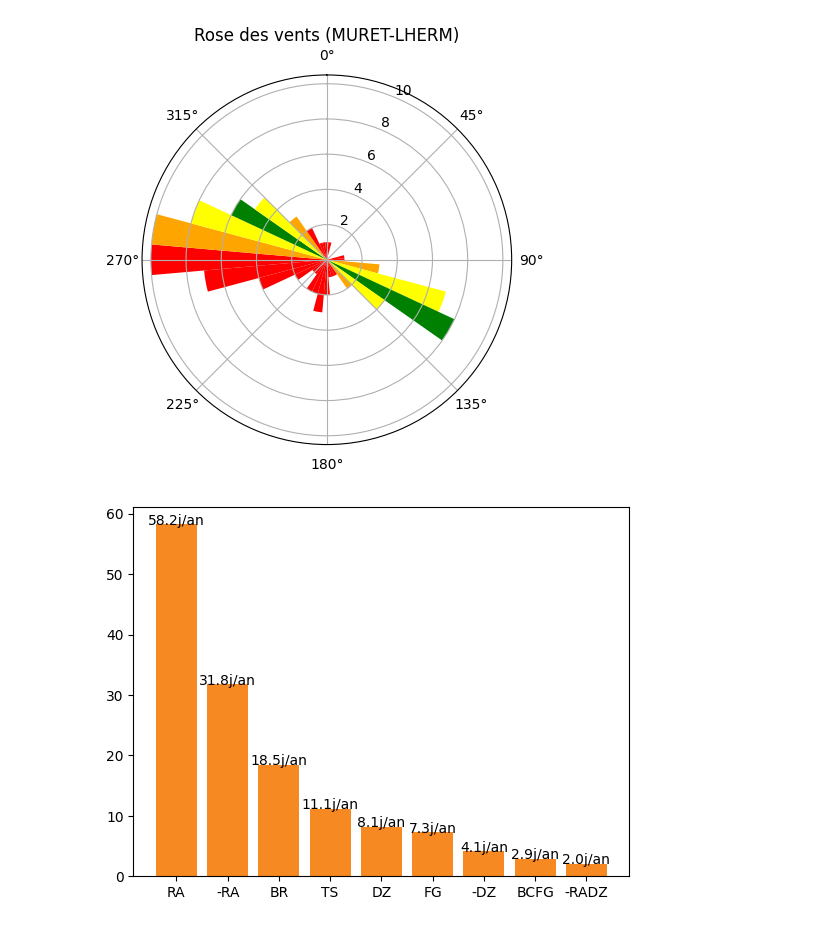
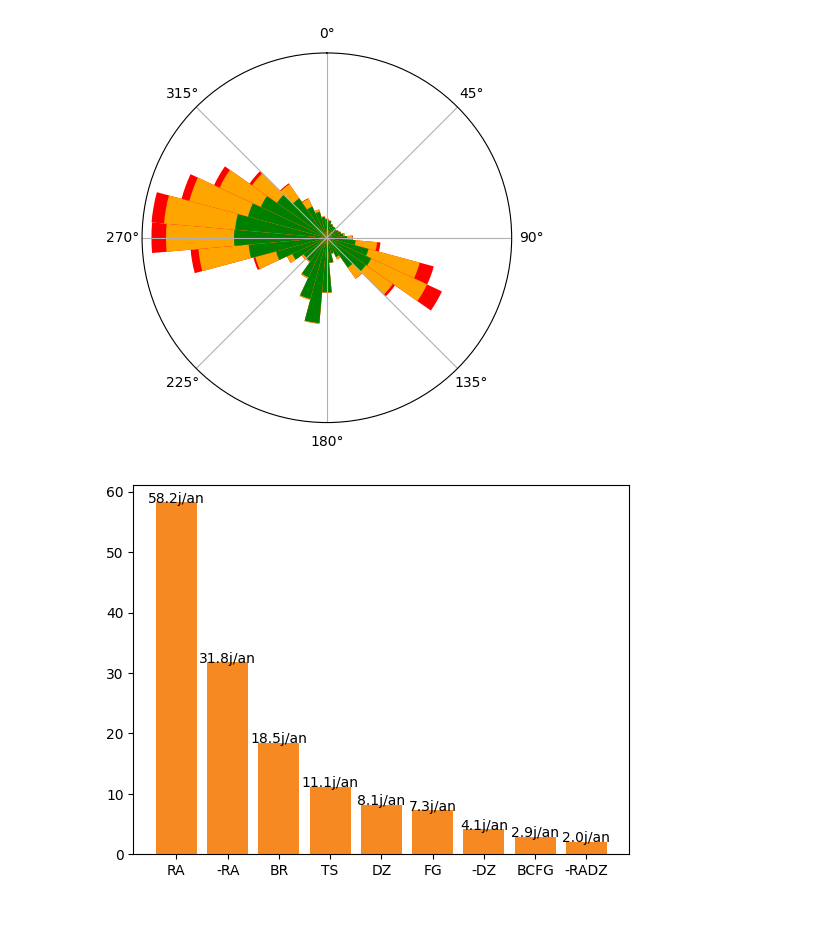
Before and after one commit to leosamuel64/PT_ClimatoAero, a Jupyter notebook: Exemples.ipynb, the cells around one changed output. Cells and saved outputs as stored; diff of their text form; code cells hidden in the pictures.

```diff
--- a/Exemples.ipynb
+++ b/Exemples.ipynb
@@ -8,9 +8,9 @@ from codes.affichages import *
 data = charge_fichier(chemin_observations)
 metars = build_dict_metar(chemin_Metars)
 # %%
-rose_des_vents(data,[12,30])
+rose_des_vents(data)
 # %% [output]
-[figure, old version]
+[figure, new version]
 # %%
 plot_weather(metars,seuil=2)
 # %% [output]
```
Also changed, not shown: 41 other files.
